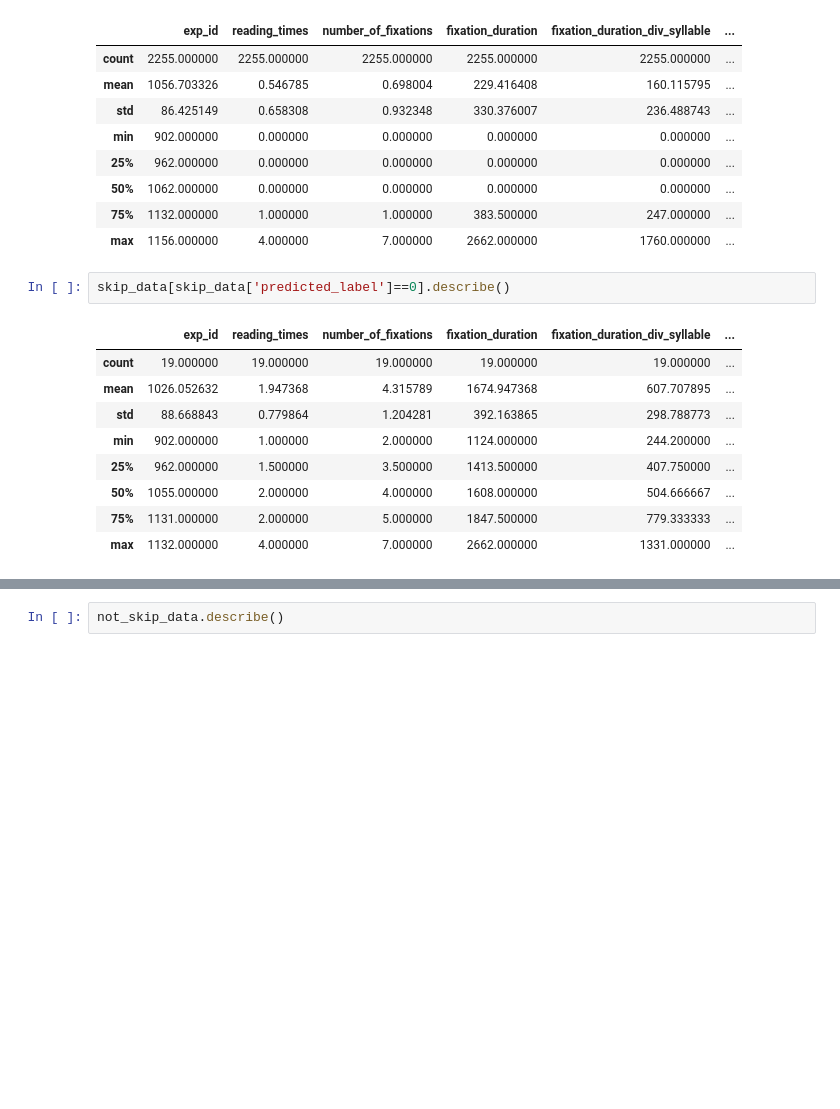
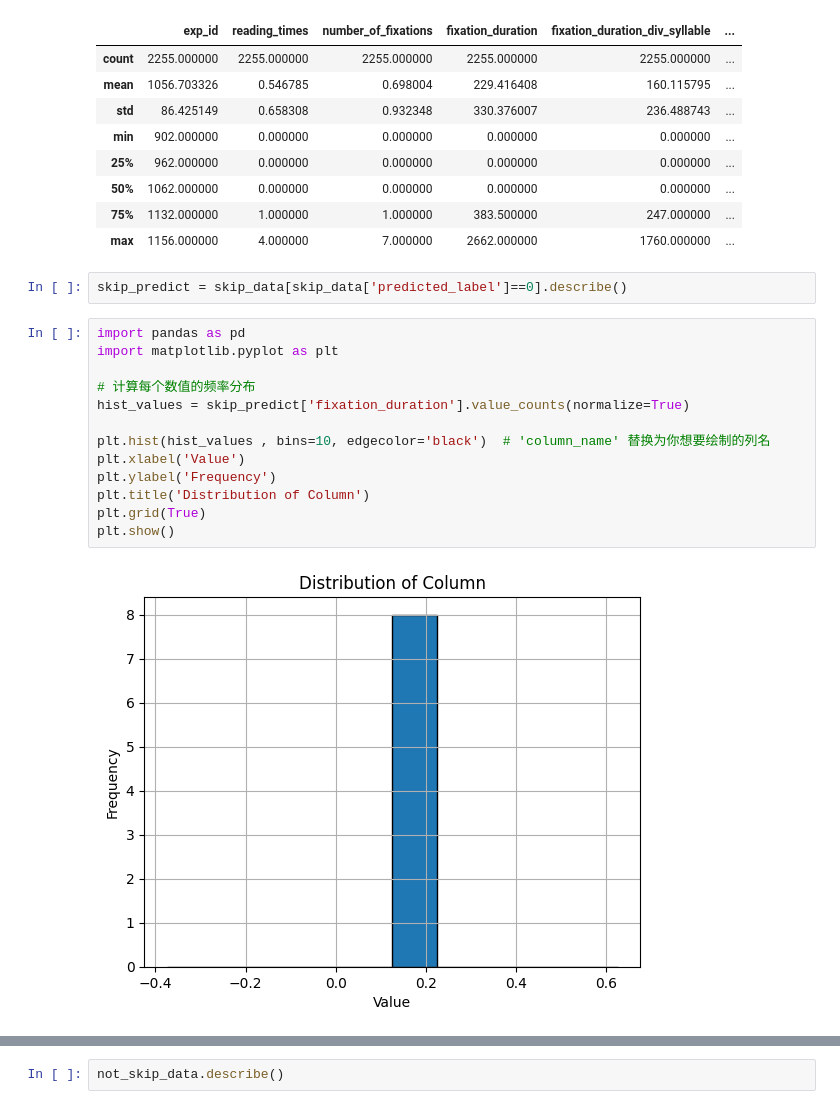
Before and after one commit to WhiteBlacken/eye_algorithm, a Jupyter notebook: data/data_analysis.ipynb, the cells around one changed output, grey strips where cells are left out. Saved outputs shown, nothing was run; the diff lists cells and outputs as text; blank space fills up the shorter version.

```diff
--- a/data/data_analysis.ipynb
+++ b/data/data_analysis.ipynb
@@ -270,14 +270,19 @@ skip_data.describe()
 | 75% | 1132.000000 | 1.000000 | 1.000000 | 383.500000 | 247.000000 | ... |
 | max | 1156.000000 | 4.000000 | 7.000000 | 2662.000000 | 1760.000000 | ... |
 # %%
-skip_data[skip_data['predicted_label']==0].describe()
+skip_predict = skip_data[skip_data['predicted_label']==0].describe()
-# %% [output]
-|  | exp_id | reading_times | number_of_fixations | fixation_duration | fixation_duration_div_syllable | ... |
-| count | 19.000000 | 19.000000 | 19.000000 | 19.000000 | 19.000000 | ... |
-| mean | 1026.052632 | 1.947368 | 4.315789 | 1674.947368 | 607.707895 | ... |
-| std | 88.668843 | 0.779864 | 1.204281 | 392.163865 | 298.788773 | ... |
-| min | 902.000000 | 1.000000 | 2.000000 | 1124.000000 | 244.200000 | ... |
-| 25% | 962.000000 | 1.500000 | 3.500000 | 1413.500000 | 407.750000 | ... |
-| 50% | 1055.000000 | 2.000000 | 4.000000 | 1608.000000 | 504.666667 | ... |
-| 75% | 1131.000000 | 2.000000 | 5.000000 | 1847.500000 | 779.333333 | ... |
-| max | 1132.000000 | 4.000000 | 7.000000 | 2662.000000 | 1331.000000 | ... |
+# %%
+import pandas as pd
+import matplotlib.pyplot as plt
+
+# 计算每个数值的频率分布
+hist_values = skip_predict['fixation_duration'].value_counts(normalize=True)
+
+plt.hist(hist_values , bins=10, edgecolor='black')  # 'column_name' 替换为你想要绘制的列名
+plt.xlabel('Value')
+plt.ylabel('Frequency')
+plt.title('Distribution of Column')
+plt.grid(True)
+plt.show()
+# %% [output]
+[figure, added]
```
Also changed, not shown: parts of 7 cells of this notebook, 1 other file.
